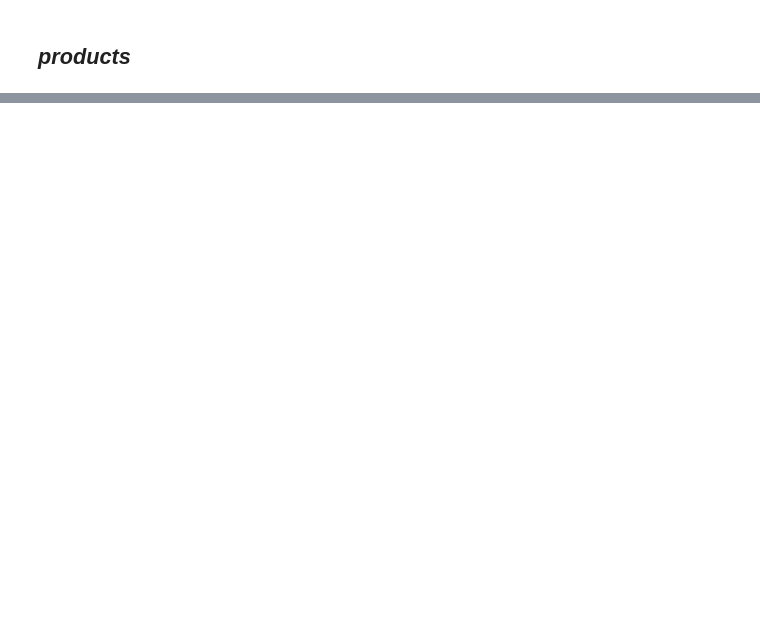
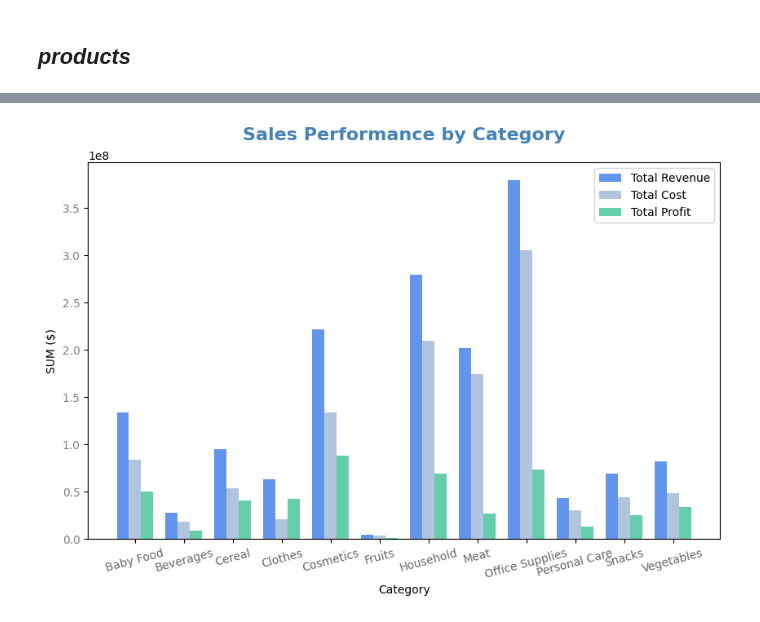
Before and after one commit to MariiaSam/data_science, a Jupyter notebook: Python_for_DA_Module_Task.ipynb, the cells around one changed output, grey strips where cells are left out. Cells and saved outputs as stored; diff of their text form; code cells hidden in the pictures; blank space fills up the shorter version.

```diff
--- a/Python_for_DA_Module_Task.ipynb
+++ b/Python_for_DA_Module_Task.ipynb
@@ -460,0 +693,3 @@ print("Викиди Unit Cost:", outliers_price)
+# %%
+df = df.drop('alpha_2', axis=1)
+df.head()
@@ -460,0 +709,7 @@ print("Викиди Unit Cost:", outliers_price)
+# %%
+df["total_revenue"] = df['units_sold'] * df['unit_price']
+df["total_cost"] = df['units_sold'] * df['unit_cost']
+df["shipping_lead_time"] = (df['ship_date'] - df["order_date"]).dt.days
+df["year"] = df["order_date"].dt.year
+df["month"] = df["order_date"].dt.month
+df["weekday"] = df["order_date"].dt.day_name()
@@ -460,0 +725,10 @@ print("Викиди Unit Cost:", outliers_price)
+# %%
+total_orders =df['order_id'].count()
+print(f'✅ загальна кількість замовлень: {total_orders}')
+
+df['total_profit'] = df['total_revenue'] - df['total_cost']
+total_profit = df['total_profit'].sum()
+print(f'\n✅ загальний прибуток: {total_profit}')
+
+total_countries = df['country_name'].nunique()
+print(f'\n✅ загальна кількість охоплених країн: {total_countries}')
@@ -460,0 +751,3 @@ print("Викиди Unit Cost:", outliers_price)
+# %%
+total_profit_by_category = (df.groupby('product_category').agg(total_revenue=('total_revenue', 'sum'),total_cost=('total_cost', 'sum'), total_profit=('total_profit', 'sum')).reset_index())
+total_profit_by_category
@@ -460,0 +768,18 @@ print("Викиди Unit Cost:", outliers_price)
+# %%
+plt.figure(figsize=(10, 6))
+x = np.arange(len(total_profit_by_category['product_category']))
+width = 0.25
+
+plt.bar(x - width, total_profit_by_category['total_revenue'], width, label='Total Revenue', color='cornflowerblue')
+plt.bar(x, total_profit_by_category['total_cost'], width, label='Total Cost', color='lightsteelblue')
+plt.bar(x + width, total_profit_by_category['total_profit'], width, label='Total Profit', color='mediumaquamarine')
+
+plt.title("Sales Performance by Category",color='steelblue', fontweight='bold', fontsize=16, pad=20)
+plt.xlabel("Category")
+plt.ylabel("SUM ($)")
+plt.xticks(x, total_profit_by_category['product_category'], rotation=15, fontsize=10, color='dimgrey')
+plt.yticks(color='grey', fontsize=10)
+plt.legend()
+plt.show()
+# %% [output]
+[figure, added]
```
Also changed, not shown: parts of 100 cells of this notebook.
